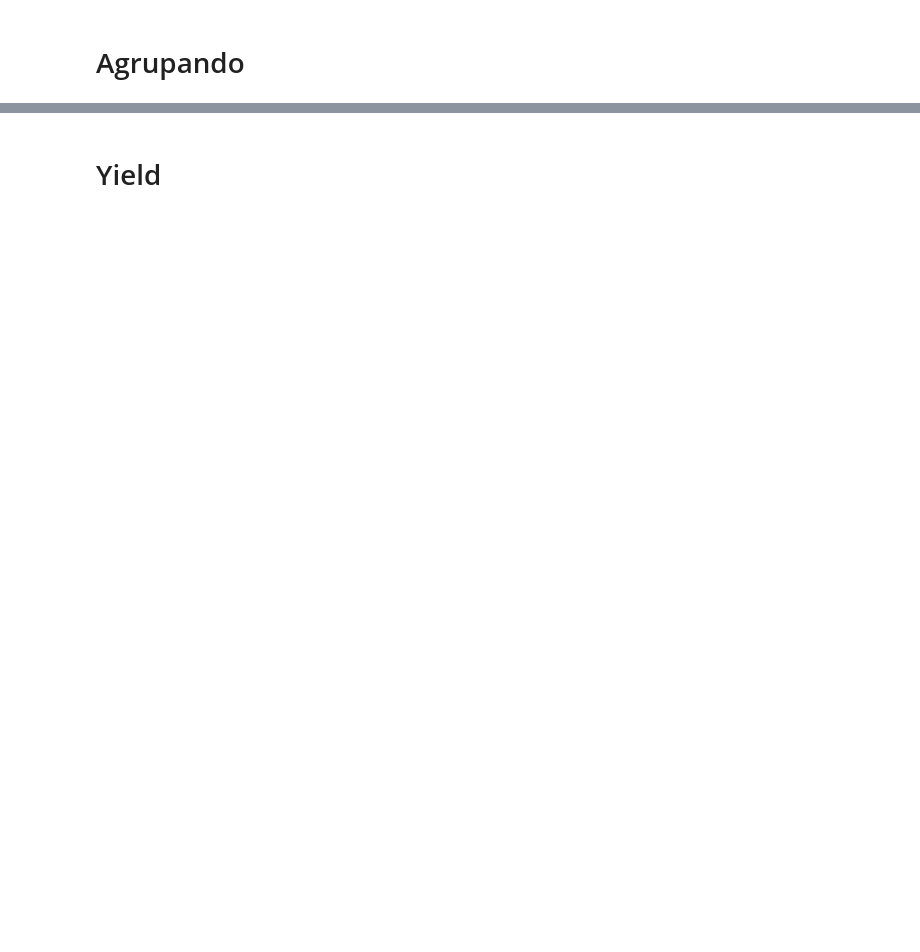
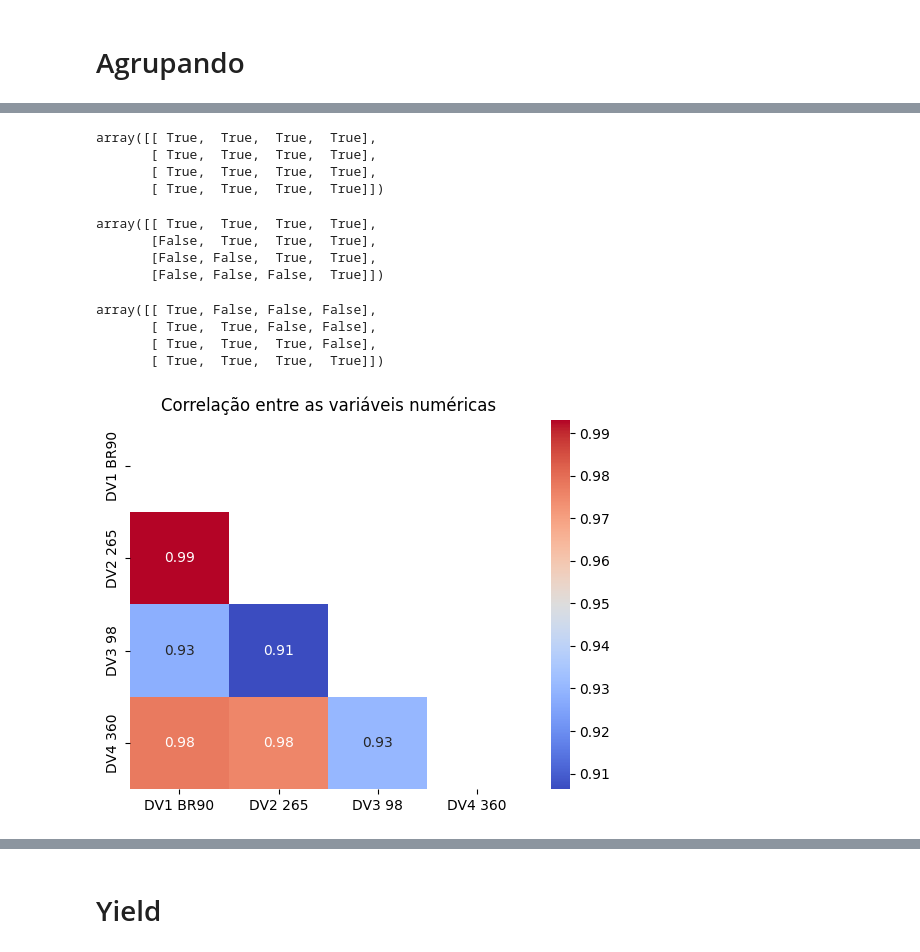
Before and after one commit to Laboratorio-de-Analise-de-Dados/disciplina_python_basico, a Jupyter notebook: dev/script/aulas/práticas/06-Pandas.ipynb, the cells around one changed output, grey strips where cells are left out. Cells and saved outputs as stored; diff of their text form; code cells hidden in the pictures; blank space fills up the shorter version.

```diff
--- a/dev/script/aulas/práticas/06-Pandas.ipynb
+++ b/dev/script/aulas/práticas/06-Pandas.ipynb
@@ -128,3 +654,5 @@ True
 # Renomeando
 # %%
 # Renomeando a coluna 'Sample' para 'New Sample'
+df_variaveis.rename(columns={'Sample': 'New Sample'}, index={"0": "d"}, inplace=True)
+df_variaveis.head()
@@ -209,0 +1087,4 @@ True
+# %%
+# Selecionando apenas as colunas numéricas do DataFrame e calculando a correlação entre elas
+corr = df_variaveis.select_dtypes(include='number').corr()
+corr
@@ -209,0 +1097,38 @@ True
+# %%
+# Recuperando um array de Trues do mesmo formato da correlação entre as colunas numéricas do DataFrame
+array_true = np.ones_like(corr, dtype=bool)
+array_true
+# %% [output]
+array([[ True,  True,  True,  True],
+       [ True,  True,  True,  True],
+       [ True,  True,  True,  True],
+       [ True,  True,  True,  True]])
+# %%
+# Convertendo o array anterior em True/False pela diagonal
+mask = np.triu(array_true)
+mask
+# %% [output]
+array([[ True,  True,  True,  True],
+       [False,  True,  True,  True],
+       [False, False,  True,  True],
+       [False, False, False,  True]])
+# %%
+# Convertendo o array anterior em True/False pela diagonal inversa
+np.tril(array_true)
+# %% [output]
+array([[ True, False, False, False],
+       [ True,  True, False, False],
+       [ True,  True,  True, False],
+       [ True,  True,  True,  True]])
+# %%
+# Plotando a correlação entre as colunas numéricas do DataFrame utilizando o seaborn e aplicando a máscara para ocultar a parte superior da matriz de correlação
+sns.heatmap(
+    df_variaveis.select_dtypes(include='number').corr(),
+    annot=True,
+    cmap='coolwarm',
+    mask=mask
+)
+plt.title('Correlação entre as variáveis numéricas')
+plt.show()
+# %% [output]
+[figure, added]
```
Also changed, not shown: parts of 132 cells of this notebook, 5 other files.
